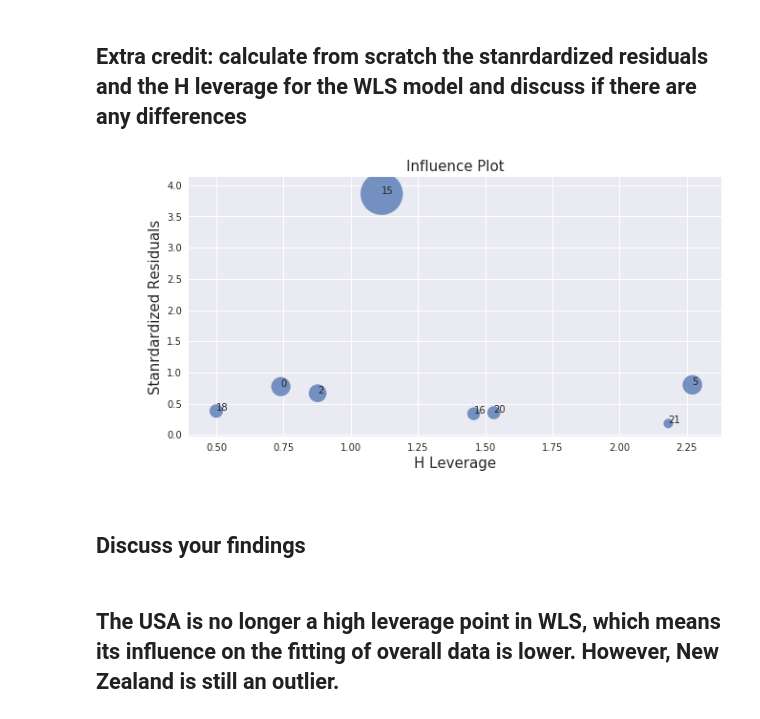
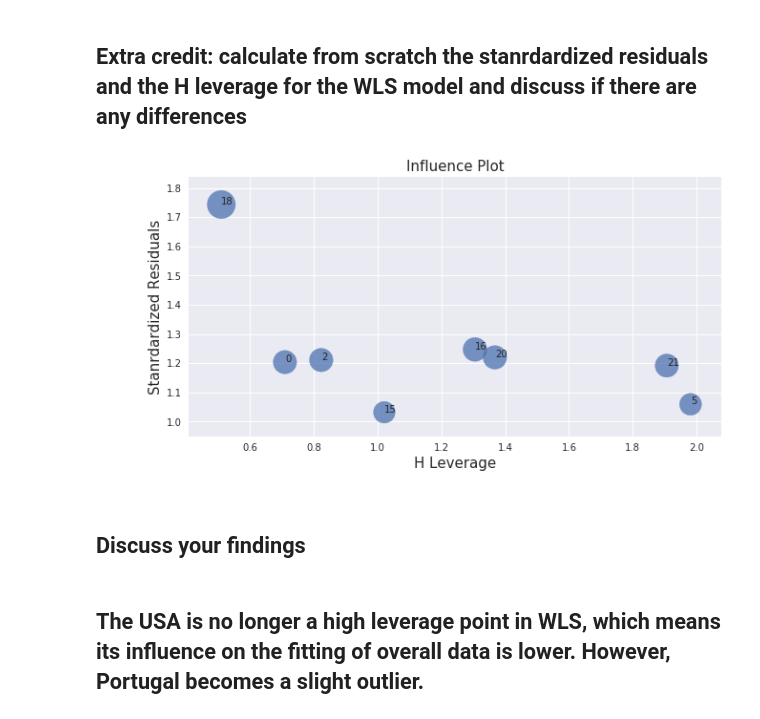
Before and after one commit to shivamjumani/PUI2018_lj1230, a Jupyter notebook: HW9_lj1230/Assignment3_lj1230.ipynb, the cells around one changed output. Cells and saved outputs as stored; diff of their text form; code cells hidden in the pictures.

```diff
--- a/HW9_lj1230/Assignment3_lj1230.ipynb
+++ b/HW9_lj1230/Assignment3_lj1230.ipynb
@@ -500,7 +500,8 @@ Number of mass shootings per person vs average total all civilian firearms per p
 # %%
 # use a very small number to avoid 1/0
 smwls = sm.WLS(df_['shootingspp'], sm.add_constant(df_['firearmspp']),
-               weights=[1/(sqrt(xx) + 1e-10) for xx in df_['firearmspp']]).fit()
+               weights=[1/(yy + 1e-10) for yy in
+                        (smols.predict(sm.add_constant(df_['firearmspp'])) - df_['shootingspp']) ** 2]).fit()
 smwls.summary()
 # %% [output]
 WLS Regression Results
@@ -638,7 +639,8 @@ OLS Regression Results
 # %%
 # use a very small number to avoid 1/0
 smwls = sm.WLS(df_new['shootingspp'], sm.add_constant(df_new['firearmspp']),
-               weights=[1/(sqrt(xx) + 1e-10) for xx in df_new['firearmspp']]).fit()
+               weights=[1/(yy + 1e-10) for yy in
+                        (smols.predict(sm.add_constant(df_new['firearmspp'])) - df_new['shootingspp']) ** 2]).fit()
 smwls.summary()
 # %% [output]
 WLS Regression Results
@@ -769,20 +771,21 @@ pl.show()
 # %%
 fig = pl.figure(figsize=(10,5))
 ax = fig.add_subplot(111)
 
 smwls = sm.WLS(df_['shootingspp'], sm.add_constant(df_['firearmspp']),
-               weights=[1/(sqrt(xx) + 1e-10) for xx in df_['firearmspp']]).fit()
+               weights=[1/(yy + 1e-10) for yy in
+                        (smols.predict(sm.add_constant(df_['firearmspp'])) - df_['shootingspp']) ** 2]).fit()
 ax.scatter(x=smwls.fittedvalues, y=smwls.resid_pearson, s=smwls.resid_pearson * 500, alpha=0.75)
 for i, txt in enumerate(df_.index):
     ax.annotate(txt, (smwls.fittedvalues[i], smwls.resid_pearson[i]))
 ax.set_title("Influence Plot", fontsize=15)
 ax.set_xlabel("H Leverage", fontsize=15)
 ax.set_ylabel("Stanrdardized Residuals", fontsize=15)
 ax.set_ylim()
 pl.show()
 # %% [output]
-[figure, old version]
+[figure, new version]
 # %% [markdown]
 ## Discuss your findings
 # %% [markdown]
-## The USA is no longer a high leverage point in WLS, which means its influence on the fitting of overall data is lower. However, New Zealand is still an outlier.
+## The USA is no longer a high leverage point in WLS, which means its influence on the fitting of overall data is lower. However, Portugal becomes a slight outlier.
```
Also changed, not shown: parts of 9 cells of this notebook, 1 other file.
